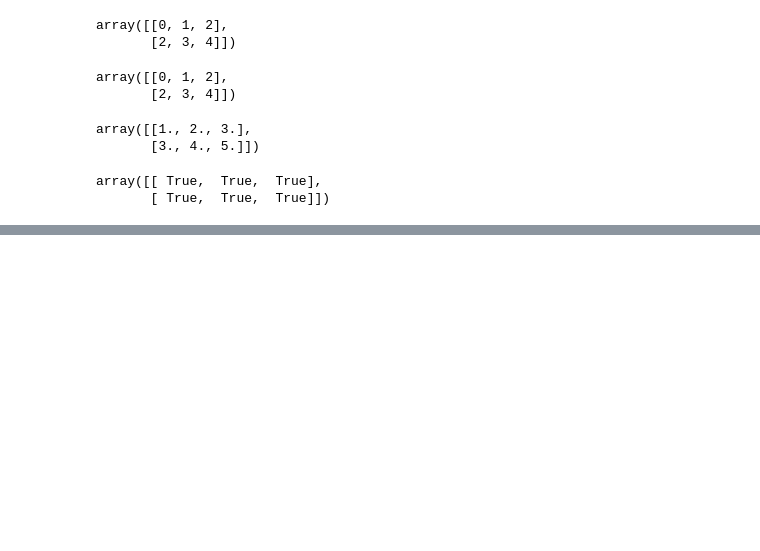
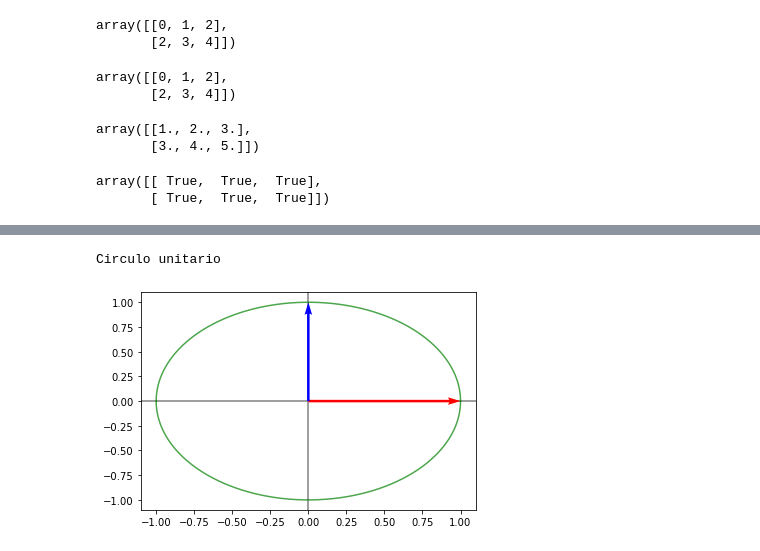
Before and after one commit to LuisReyes98/platzi-algebra-lineal-ml, a Jupyter notebook: 01 - Transformaciones Lineales y Descomposicion de Matrices/05 - Descomponer una matriz no cuadrada - SVD.ipynb, the cells around one changed output, grey strips where cells are left out. Saved outputs shown, nothing was run; the diff lists cells and outputs as text; code cells hidden in the pictures; blank space fills up the shorter version.

```diff
--- a/01 - Transformaciones Lineales y Descomposicion de Matrices/05 - Descomponer una matriz no cuadrada - SVD.ipynb
+++ b/01 - Transformaciones Lineales y Descomposicion de Matrices/05 - Descomponer una matriz no cuadrada - SVD.ipynb
@@ -118,0 +183,6 @@ array([[ True,  True,  True],
+# %%
+print('Circulo unitario')
+graficarMatriz(np.eye(2))
+# %% [output]
+Circulo unitario
+[figure, added]
```
Also changed, not shown: parts of 29 cells of this notebook, 13 other files.
